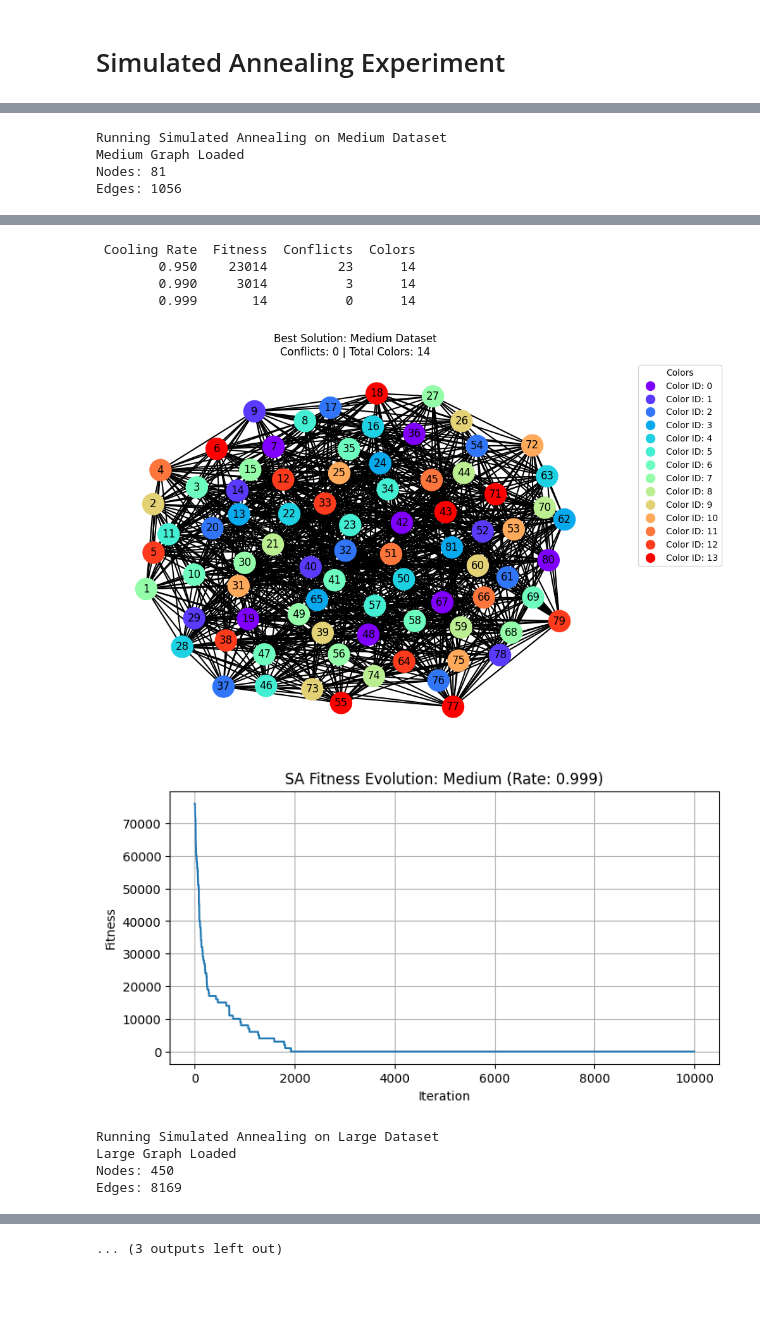
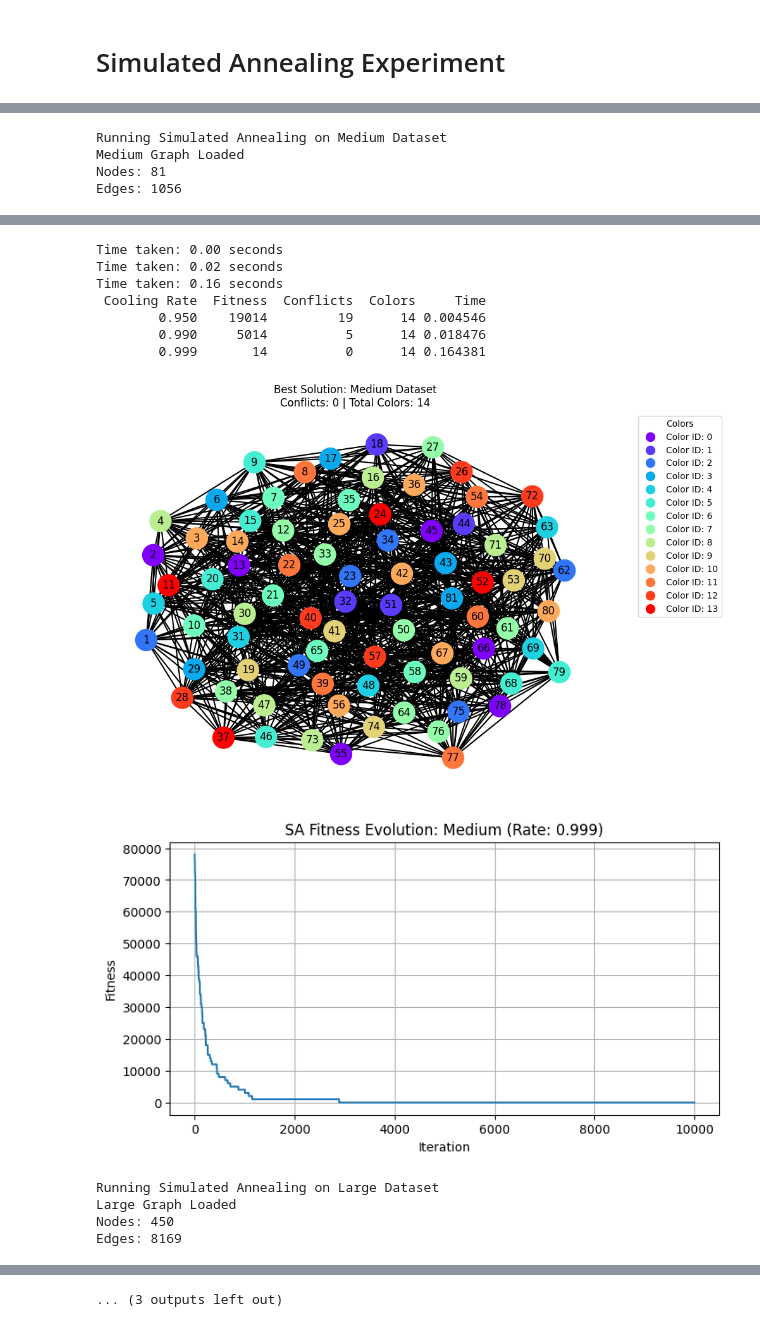
Before and after one commit to PolPujolSantaella/Activity2-NEC-ML, a Jupyter notebook: notebooks/Optional Section/Simulated_Annealing.ipynb, the cells around one changed output, grey strips where cells are left out. Cells and saved outputs as stored; diff of their text form; code cells hidden in the pictures; blank space fills up the shorter version.

```diff
--- a/notebooks/Optional Section/Simulated_Annealing.ipynb
+++ b/notebooks/Optional Section/Simulated_Annealing.ipynb
@@ -37,19 +38,24 @@ for dataset_path, size_name in datasets:
         elif size_name == "Large":
             max_colors_limit = 22
 
-
+        start_time = time.time()
         best_ind, history = simulated_annealing(
             graph,
             max_colors=max_colors_limit,
             initial_temp=500.0,
             cooling_rate=rate,
             max_iters=10000)
+        end_time = time.time()
+        duration = end_time - start_time
+
+        print(f"Time taken: {duration:.2f} seconds")
 
         results_table.append({
             "Cooling Rate": rate,
             "Fitness": best_ind.fitness,
             "Conflicts": best_ind.conflicts,
-            "Colors": best_ind.num_colors_used()
+            "Colors": best_ind.num_colors_used(),
+            "Time": duration
         })
 
         if best_overall is None or best_ind.fitness < best_overall.fitness:
@@ -84,14 +93,17 @@ Edges: 20
 Running Simulated Annealing on Medium Dataset
 Medium Graph Loaded
 Nodes: 81
 Edges: 1056
 [figure]
- Cooling Rate  Fitness  Conflicts  Colors
-        0.950    23014         23      14
-        0.990     3014          3      14
-        0.999       14          0      14
+Time taken: 0.00 seconds
+Time taken: 0.02 seconds
+Time taken: 0.16 seconds
+ Cooling Rate  Fitness  Conflicts  Colors     Time
+        0.950    19014         19      14 0.004546
+        0.990     5014          5      14 0.018476
+        0.999       14          0      14 0.164381
-[figure, old version]
+[figure, new version]
-[figure, old version]
+[figure, new version]
 Running Simulated Annealing on Large Dataset
 Large Graph Loaded
 Nodes: 450
```
Also changed, not shown: parts of 2 cells of this notebook, 3 other files.
